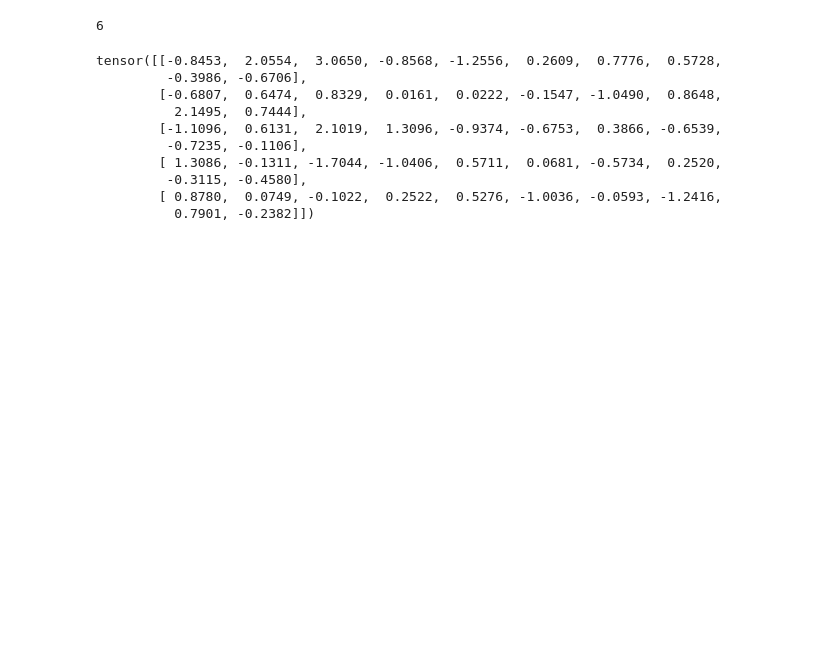
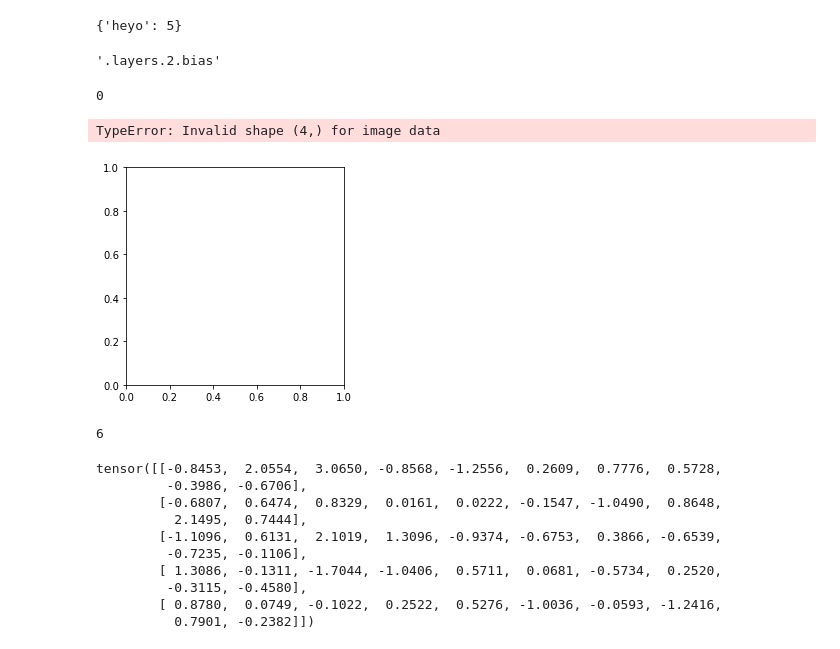
Before and after one commit to TrentBrick/Upside-Down-Free-Energy, a Jupyter notebook: notebooks/Untitled.ipynb, the cells around one changed output. Saved outputs shown, nothing was run; the diff lists cells and outputs as text; code cells hidden in the pictures; blank space fills up the shorter version.

```diff
--- a/notebooks/Untitled.ipynb
+++ b/notebooks/Untitled.ipynb
@@ -2,6 +2,34 @@
 import numpy as np
 import matplotlib.pyplot as plt
 lol = np.random.random((3,96,96)) #, np.random.random(1)
+# %%
+lol = {'heyo':5, 'loser':8}
+new = {k:v for k,v in lol.items() if 'h' in k}
+new
+# %% [output]
+{'heyo': 5}
+# %%
+'advantage_model.layers.2.bias'.strip('advantage_model')
+# %% [output]
+'.layers.2.bias'
+# %%
+5%(-1)
+# %% [output]
+0
+# %%
+import gym
+import numpy as np
+import time
+
+
+env = gym.make("CartPole-v0")
+obs = env.reset()
+#obs = env.render(mode='rgb_array')
+plt.imshow(obs)
+env.close()
+# %% [output]
+TypeError: Invalid shape (4,) for image data
+[figure, added]
 # %%
 bool(True)+5
 # %% [output]
```
Also changed, not shown: 5 other files.
